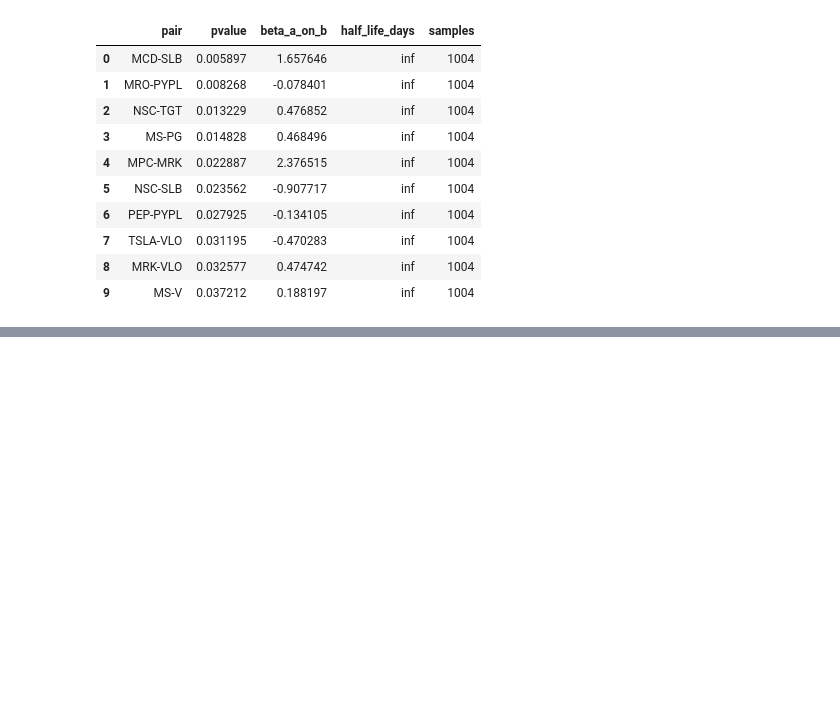
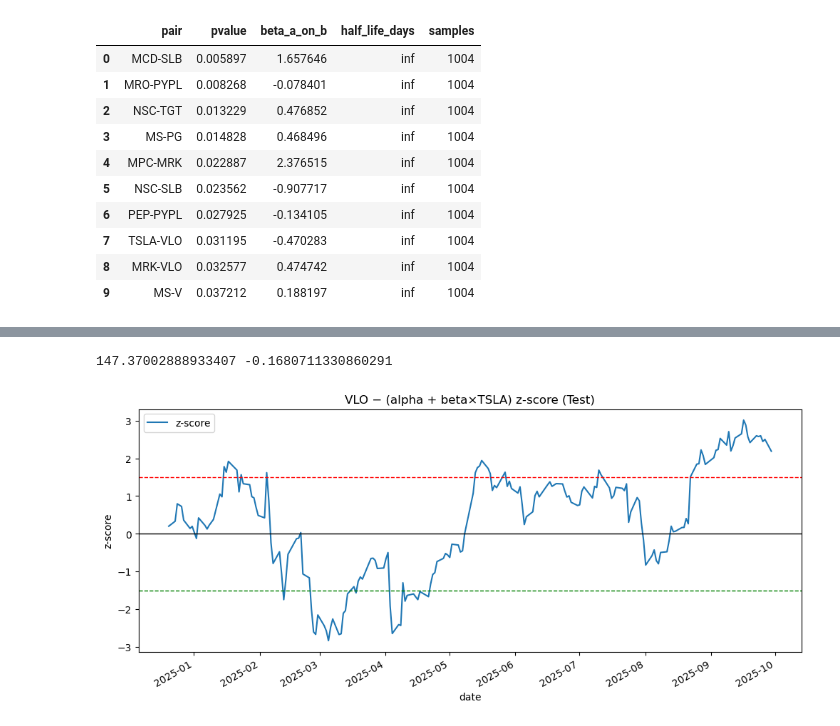
Before and after one commit to alexanderwgu/ucf-pairs-trading, a Jupyter notebook: pairs-trading/pairs_pitch.ipynb, the cells around one changed output, grey strips where cells are left out. Saved outputs shown, nothing was run; the diff lists cells and outputs as text; code cells hidden in the pictures; blank space fills up the shorter version.

```diff
--- a/pairs-trading/pairs_pitch.ipynb
+++ b/pairs-trading/pairs_pitch.ipynb
@@ -920,0 +921,64 @@ Events (Test): entry_long= 2 entry_short= 2 kill_shock= 0 kill_legret= 1 stop_en
+# %%
+# Pair strategy: hedge-ratio spread and plot (test only)
+import numpy as np
+import pandas as pd
+import matplotlib.pyplot as plt
+import statsmodels.api as sm
+
+pair_a, pair_b = PAIR_A, PAIR_B
+assert pair_a in prices_test.columns and pair_b in prices_test.columns
+
+# Align series
+_df = pd.concat({pair_a: prices_test[pair_a], pair_b: prices_test[pair_b]}, axis=1).dropna()
+y = _df[pair_a]
+x = _df[pair_b]
+
+print(alpha, beta)
+
+# Hedged spread and rolling z-score
+spread = y - (alpha + beta * x)
+z_window = 60
+z = (spread - spread.rolling(z_window).mean()) / spread.rolling(z_window).std()
+
+# Trading rules (mean-reversion): enter when |z| > entry, exit when z crosses 0
+entry_z = 1.5
+exit_to_zero = True
+
+position = []  # +1: long y/short beta*x; -1: short y/long beta*x; 0: flat
+state = 0
+for t, zt in z.items():
+    if np.isnan(zt):
+        position.append(state)
+        continue
+    if state == 0:
+        if zt <= -entry_z:
+            state = 1
+        elif zt >= entry_z:
+            state = -1
+    elif state == 1:
+        if exit_to_zero and zt >= 0:
+            state = 0
+    elif state == -1:
+        if exit_to_zero and zt <= 0:
+            state = 0
+    position.append(state)
+
+pos = pd.Series(position, index=z.index).astype(int)
+
+long_entries = int(((pos == 1) & (pos.shift(1).fillna(0) == 0)).sum())
+short_entries = int(((pos == -1) & (pos.shift(1).fillna(0) == 0)).sum())
+round_trips = int(((pos == 0) & (pos.shift(1).abs() == 1)).sum())
+
+# Plot z-score and bands
+fig, ax = plt.subplots(figsize=(12, 5))
+z.plot(ax=ax, color="tab:blue", label="z-score")
+ax.axhline(0, color="black", linewidth=1)
+ax.axhline(entry_z, color="red", linestyle="--", linewidth=1)
+ax.axhline(-entry_z, color="green", linestyle="--", linewidth=1)
+ax.set_title(f"{pair_a} − (alpha + beta×{pair_b}) z-score (Test)")
+ax.set_ylabel("z-score")
+ax.legend()
+plt.show()
+# %% [output]
+147.37002888933407 -0.1680711330860291
+[figure, added]
```
Also changed, not shown: parts of 6 cells of this notebook.
